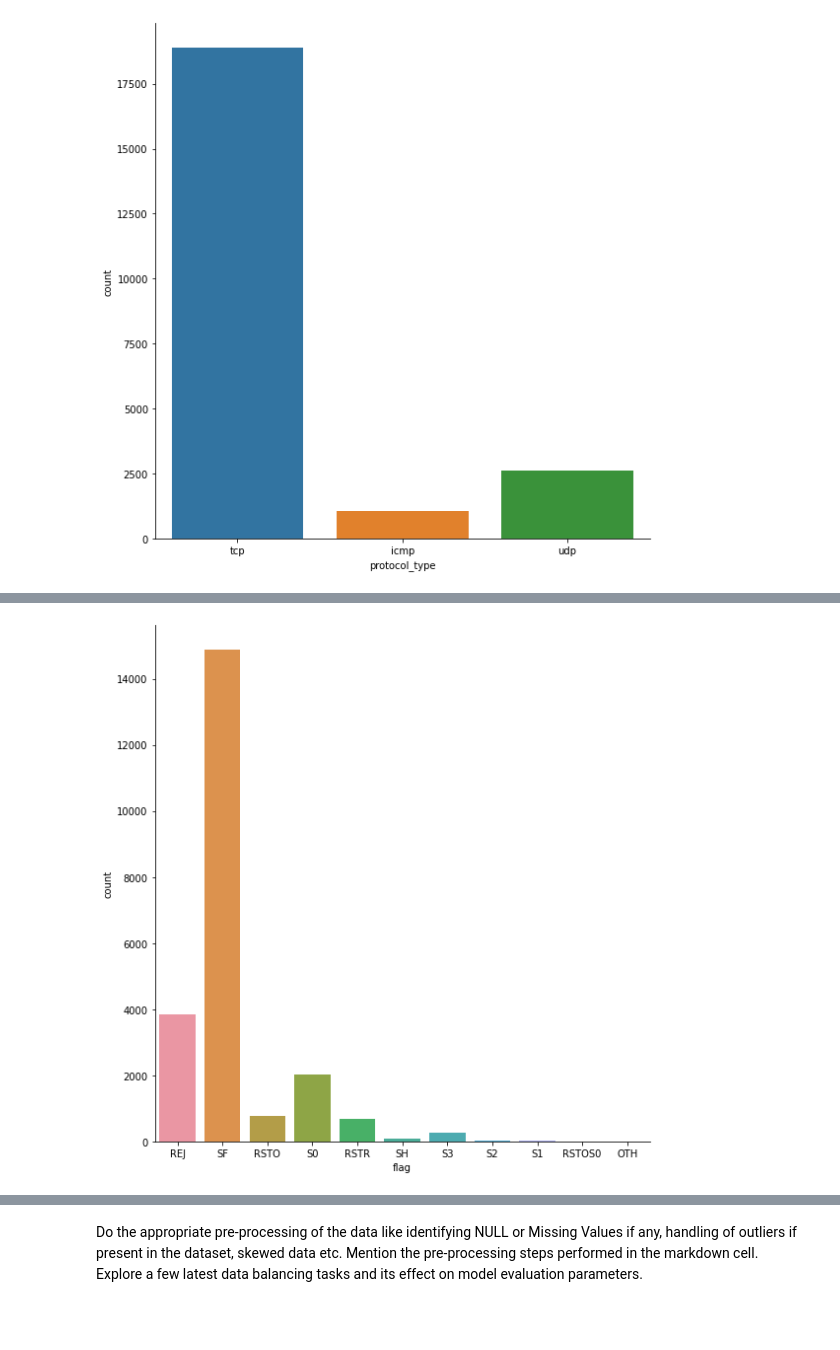
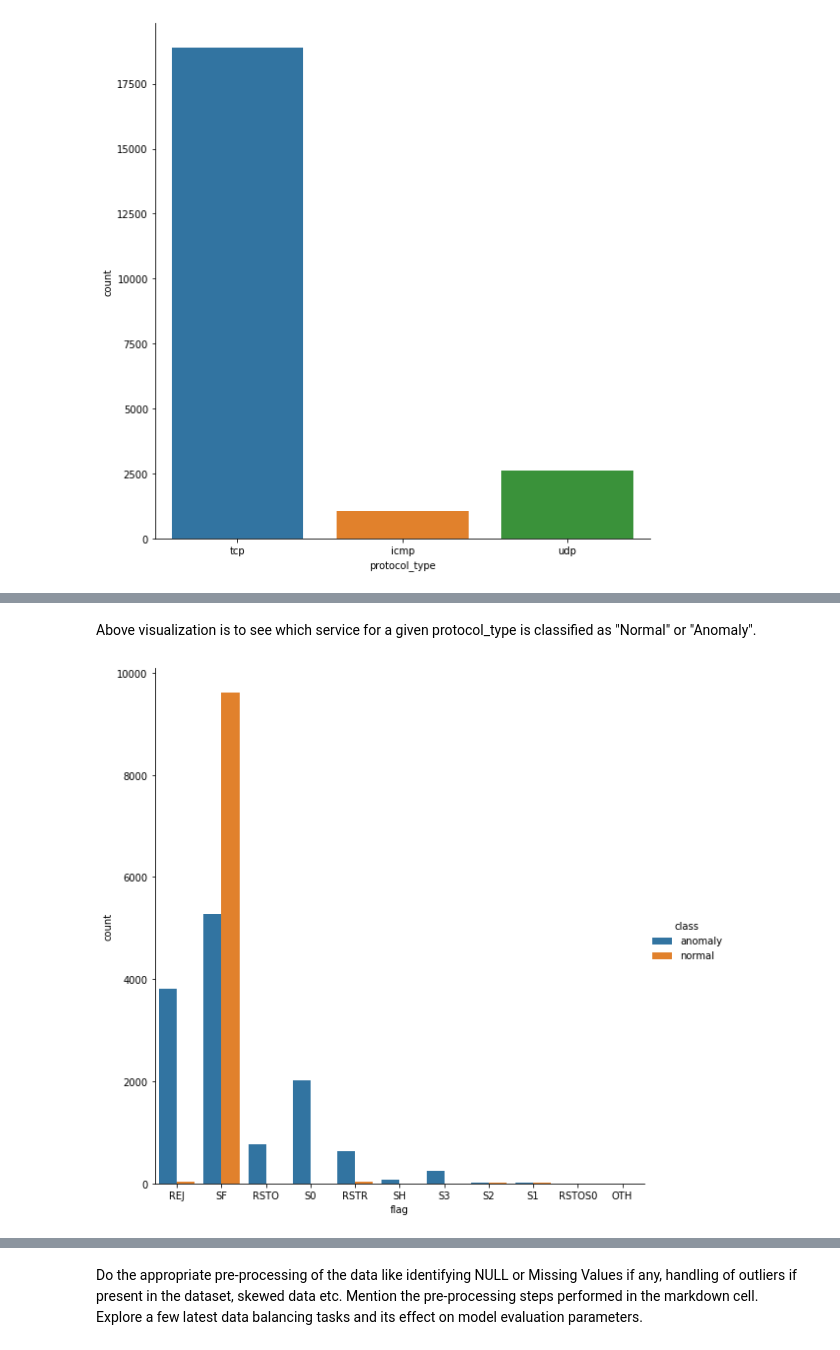
Before and after one commit to rakeshvitta/rakeshvitta, a Jupyter notebook: Group250_Anamoly.ipynb, the cells around one changed output, grey strips where cells are left out. Drawn from its saved outputs; the diff is of its cells as text; code cells hidden in the pictures; blank space fills up the shorter version.

```diff
--- a/Group250_Anamoly.ipynb
+++ b/Group250_Anamoly.ipynb
@@ -125,4 +113,6 @@ sns.catplot(x="protocol_type", y = "service" ,hue="class",height=8, aspect=1,  d
+# %% [markdown]
+Above visualization is to see which service for a given protocol_type is classified as "Normal" or "Anomaly".
 # %%
-sns.catplot(x="flag", kind="count",height=8, aspect=1,  data=df);
+sns.catplot(x="flag", kind="count",height=8, hue="class",aspect=1,  data=df);
 # %% [output]
-[figure, old version]
+[figure, new version]
```
Also changed, not shown: parts of 84 cells of this notebook.
